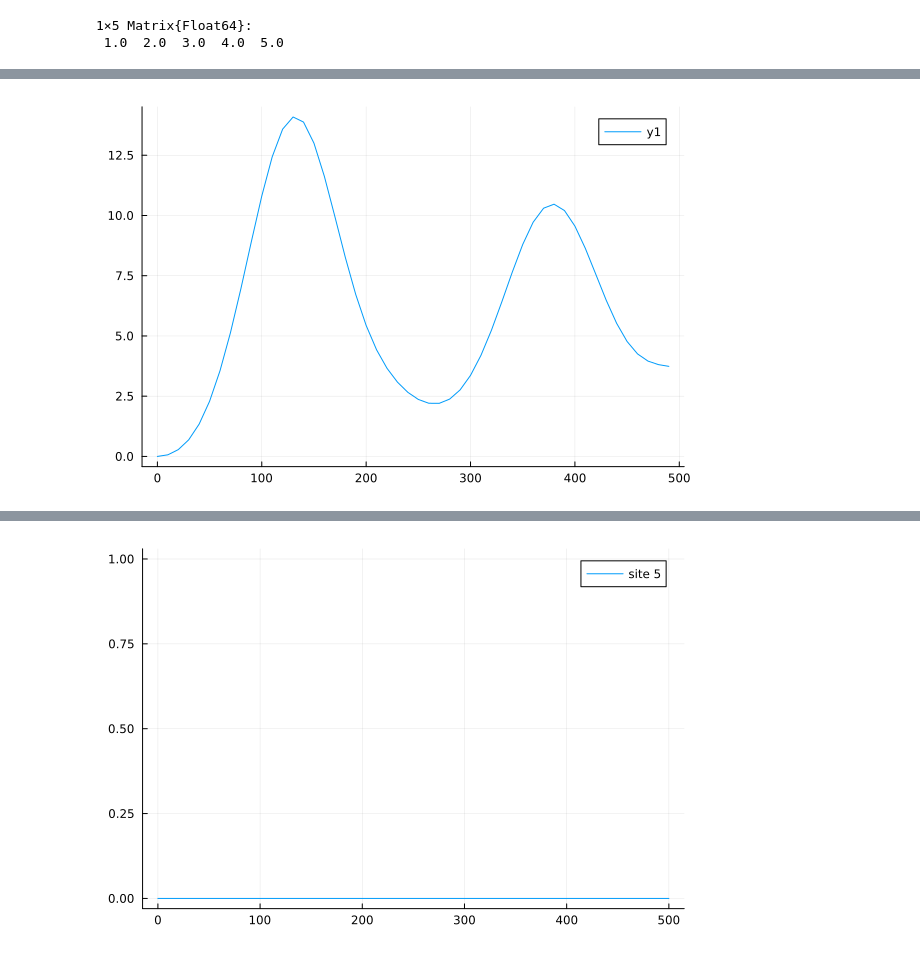
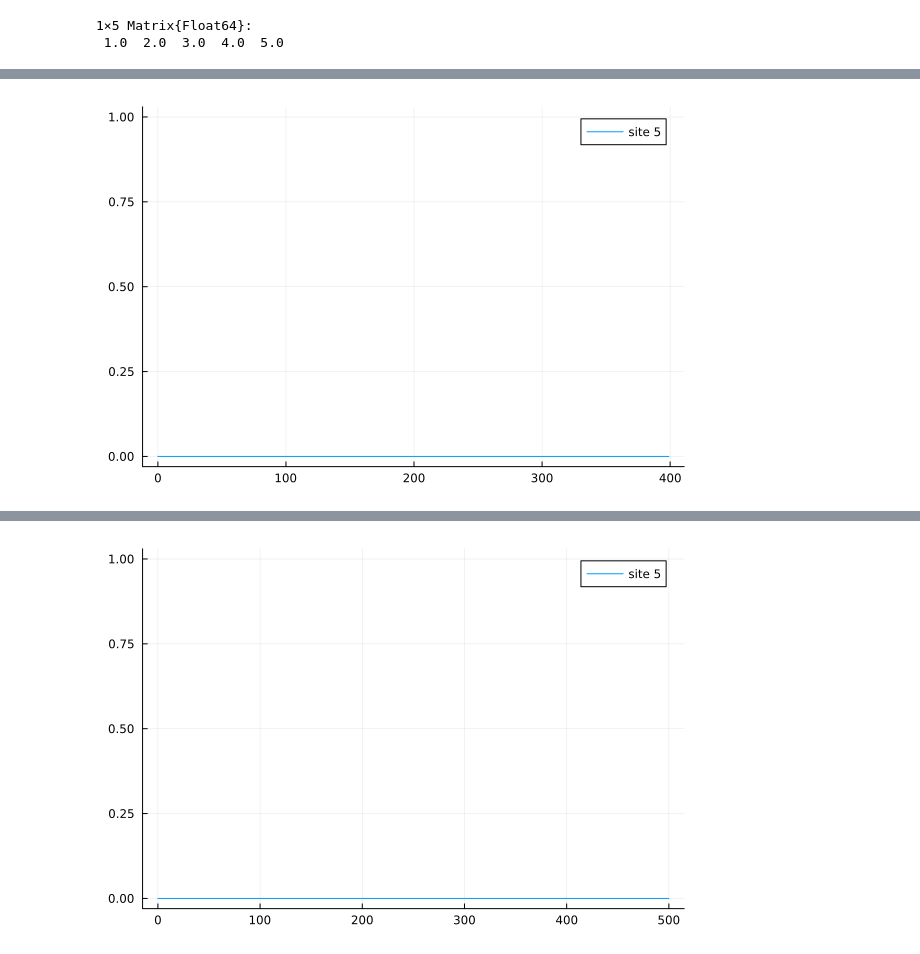
Before and after one commit to Frost-group/pathintegraldynamics, a Jupyter notebook: notebooks/Rubrene-Dimer-Troisi.ipynb, the cells around one changed output, grey strips where cells are left out. Drawn from its saved outputs; the diff is of its cells as text; code cells hidden in the pictures.

```diff
--- a/notebooks/Rubrene-Dimer-Troisi.ipynb
+++ b/notebooks/Rubrene-Dimer-Troisi.ipynb
@@ -192,7 +182,7 @@ end
-# %%
-plot(tc2[1:50].*au2fs, MSD2, fmt= :png)
-# %% [output]
-[figure, removed]
+# %%
+plot(tc2.*au2fs, real.(ρc2[:, 5, 5]), label="site 5")
+# %% [output]
+[figure, added]
 # %%
 fbU = Propagators.calculate_bare_propagators(; Hamiltonian=H0, dt=dt, ntimes=nsteps)
 t, ρ = TTM.propagate(; fbU=fbU, Jw=[Jw], β=β, ρ0=ρ0, dt=dt, ntimes=nsteps, rmax=1, extraargs=QuAPI.QuAPIArgs(), path_integral_routine=QuAPI.build_augmented_propagator)
```
Also changed, not shown: parts of 9 cells of this notebook, 1 other file.
